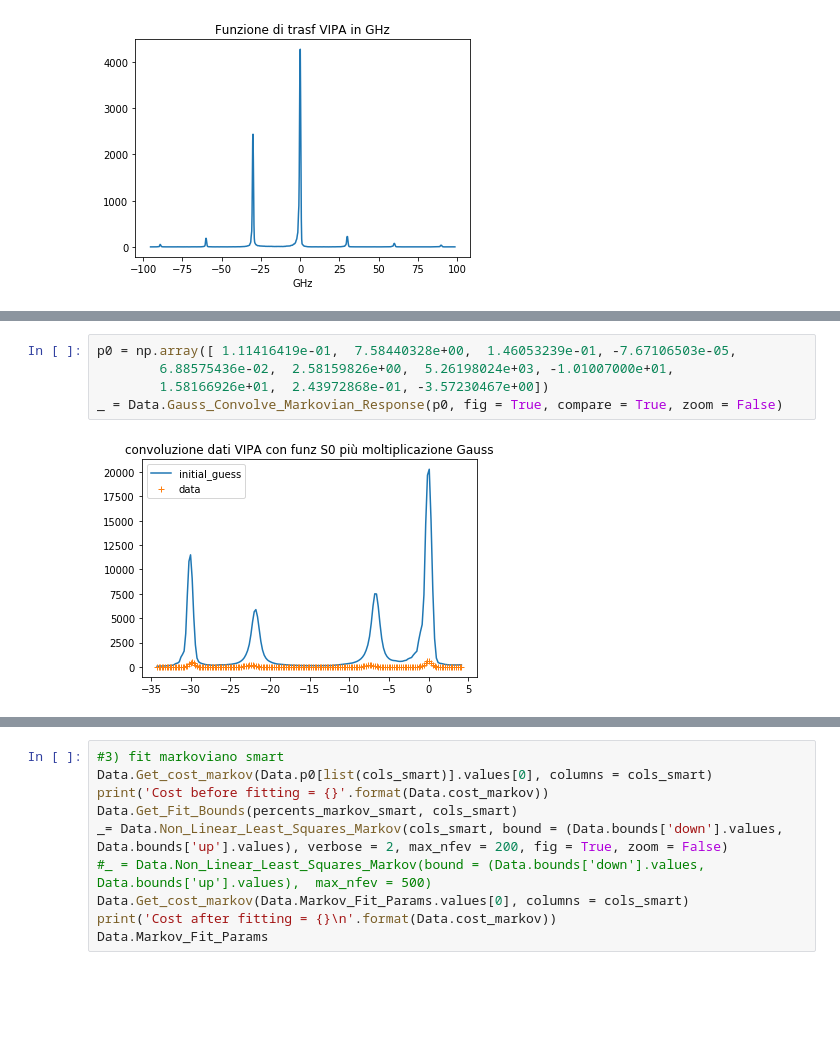
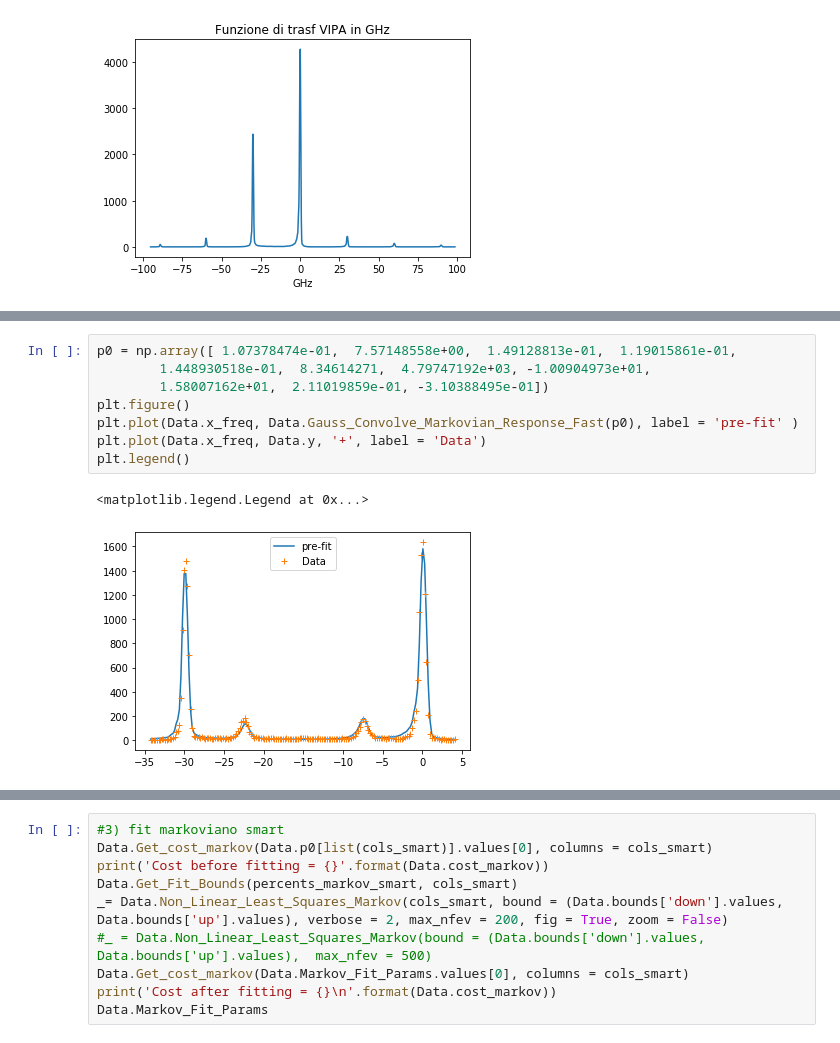
Before and after one commit to flautodipan/Python_Libraries, a Jupyter notebook: Experimentum_single.ipynb, the cells around one changed output, grey strips where cells are left out. Cells and saved outputs as stored; diff of their text form; blank space fills up the shorter version.

```diff
--- a/Experimentum_single.ipynb
+++ b/Experimentum_single.ipynb
@@ -142,10 +136,14 @@ array([ 1.00000000e-02,  7.47866734e+00,  1.00000000e-01,  0.00000000e+00,
-# %%
-p0 = np.array([ 1.11416419e-01,  7.58440328e+00,  1.46053239e-01, -7.67106503e-05,
-        6.88575436e-02,  2.58159826e+00,  5.26198024e+03, -1.01007000e+01,
-        1.58166926e+01,  2.43972868e-01, -3.57230467e+00])
-_ = Data.Gauss_Convolve_Markovian_Response(p0, fig = True, compare = True, zoom = False)
-# %% [output]
-[figure, removed]
+# %%
+p0 = np.array([ 1.07378474e-01,  7.57148558e+00,  1.49128813e-01,  1.19015861e-01,
+        1.448930518e-01,  8.34614271,  4.79747192e+03, -1.00904973e+01,
+        1.58007162e+01,  2.11019859e-01, -3.10388495e-01])
+plt.figure()
+plt.plot(Data.x_freq, Data.Gauss_Convolve_Markovian_Response_Fast(p0), label = 'pre-fit' )
+plt.plot(Data.x_freq, Data.y, '+', label = 'Data')
+plt.legend()
+# %% [output]
+<matplotlib.legend.Legend at 0x...>
+[figure, added]
 # %%
 #3) fit markoviano
 Data.Get_cost_markov(Data.p0[list(cols_mark)].values[0], columns = cols_mark)
```
Also changed, not shown: parts of 8 cells of this notebook, 4 other files.
